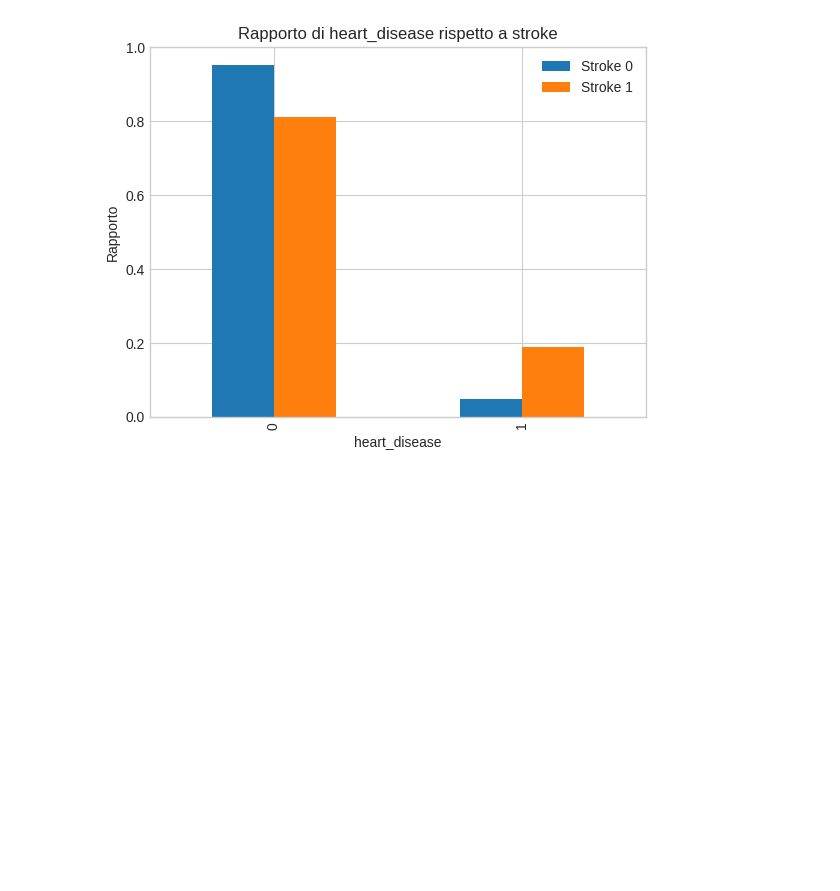
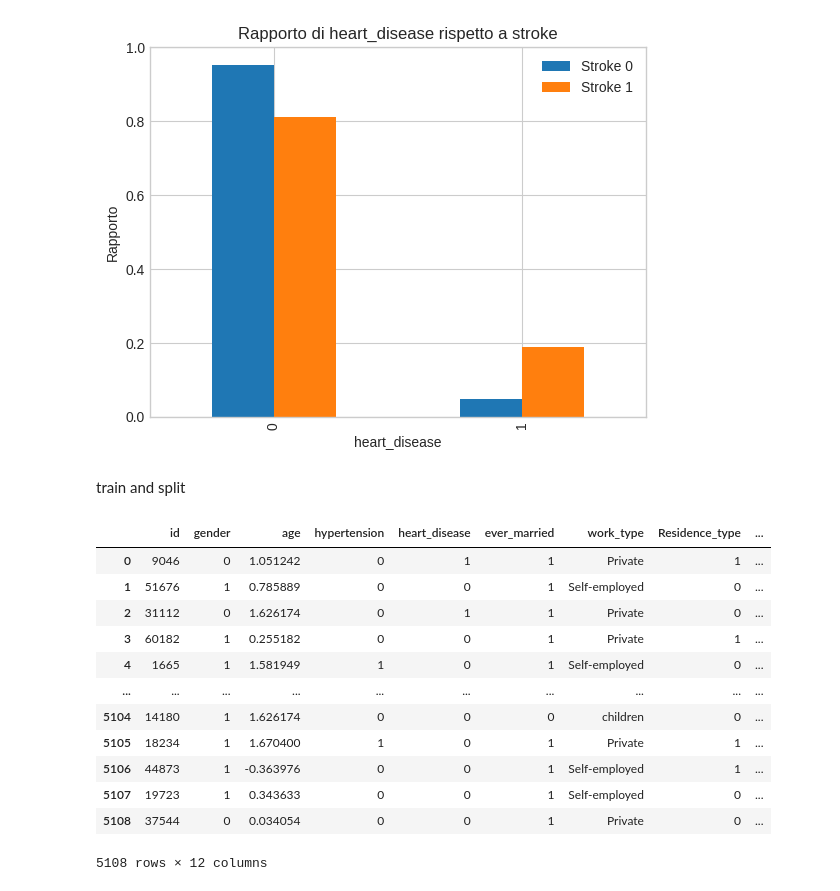
Before and after one commit to diego-ciciani01/final-project-FDS, a Jupyter notebook: pre_processing.ipynb, the cells around one changed output. Cells and saved outputs as stored; diff of their text form; code cells hidden in the pictures; blank space fills up the shorter version.

```diff
--- a/pre_processing.ipynb
+++ b/pre_processing.ipynb
@@ -238,3 +246,21 @@ for column in categorical_columns:
 [figure]
 <Figure size 1000x600 with 0 Axes>
 [figure]
+# %% [markdown]
+train and split
+# %%
+df_norm
+# %% [output]
+|  | id | gender | age | hypertension | heart_disease | ever_married | work_type | Residence_type | ... |
+| 0 | 9046 | 0 | 1.051242 | 0 | 1 | 1 | Private | 1 | ... |
+| 1 | 51676 | 1 | 0.785889 | 0 | 0 | 1 | Self-employed | 0 | ... |
+| 2 | 31112 | 0 | 1.626174 | 0 | 1 | 1 | Private | 0 | ... |
+| 3 | 60182 | 1 | 0.255182 | 0 | 0 | 1 | Private | 1 | ... |
+| 4 | 1665 | 1 | 1.581949 | 1 | 0 | 1 | Self-employed | 0 | ... |
+| ... | ... | ... | ... | ... | ... | ... | ... | ... | ... |
+| 5104 | 14180 | 1 | 1.626174 | 0 | 0 | 0 | children | 0 | ... |
+| 5105 | 18234 | 1 | 1.670400 | 1 | 0 | 1 | Private | 1 | ... |
+| 5106 | 44873 | 1 | -0.363976 | 0 | 0 | 1 | Self-employed | 1 | ... |
+| 5107 | 19723 | 1 | 0.343633 | 0 | 0 | 1 | Self-employed | 0 | ... |
+| 5108 | 37544 | 0 | 0.034054 | 0 | 0 | 1 | Private | 0 | ... |
+5108 rows × 12 columns
```
Also changed, not shown: parts of 14 cells of this notebook.
